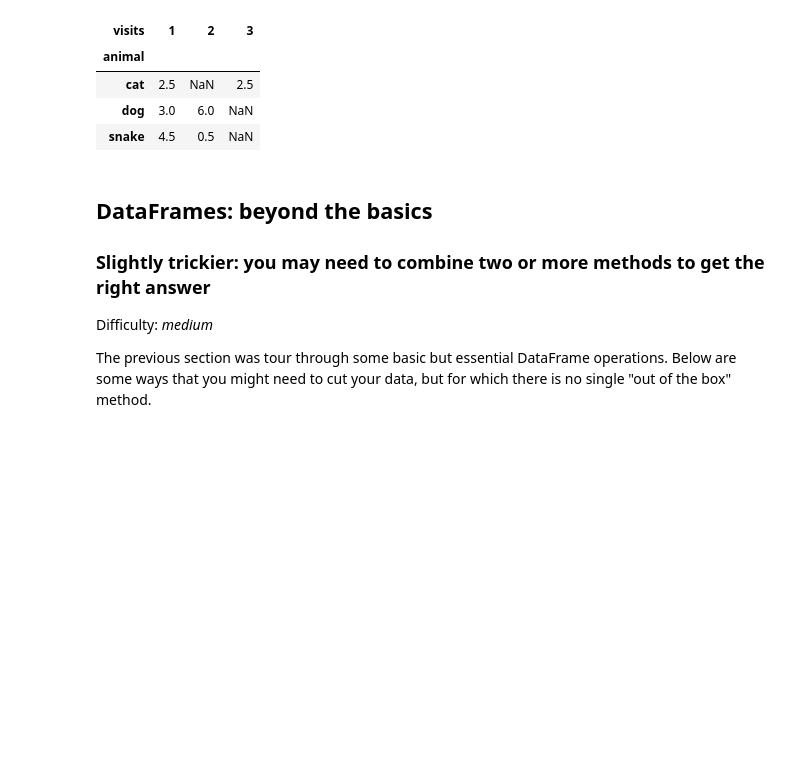
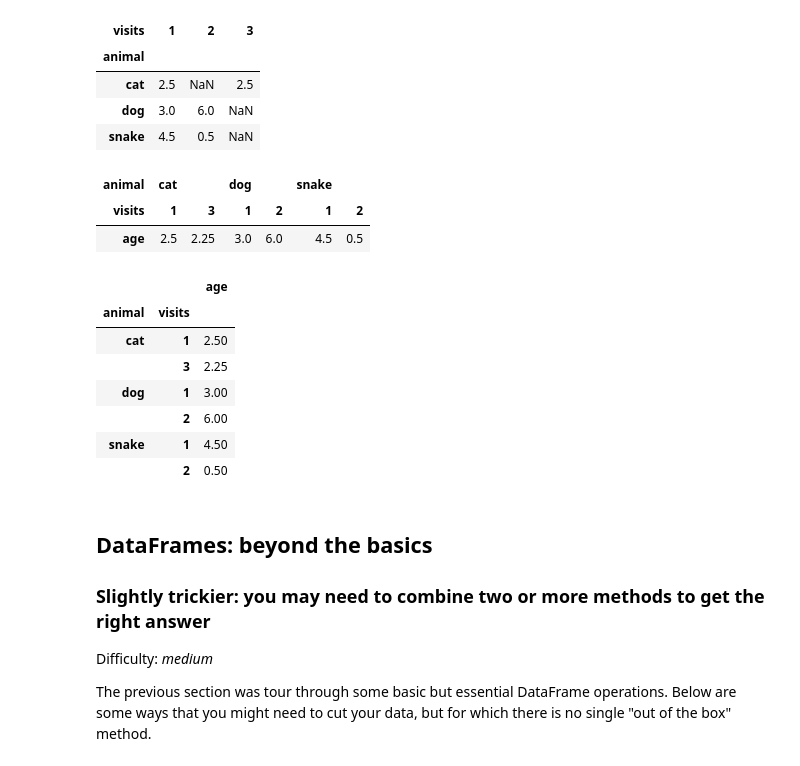
Before and after one commit to Pravallikavyas/Pandas, a Jupyter notebook: Copy_of_pandas_tasks.ipynb, the cells around one changed output. Saved outputs shown, nothing was run; the diff lists cells and outputs as text; code cells hidden in the pictures; blank space fills up the shorter version.

```diff
--- a/Copy_of_pandas_tasks.ipynb
+++ b/Copy_of_pandas_tasks.ipynb
@@ -299,6 +325,23 @@ df.pivot_table(index='animal', columns='visits', values='age', aggfunc='mean')
 | cat | 2.5 | NaN | 2.5 |
 | dog | 3.0 | 6.0 | NaN |
 | snake | 4.5 | 0.5 | NaN |
+# %%
+df.pivot_table(columns=['animal','visits'],values='age',aggfunc='mean')
+# %% [output]
+| animal | cat |  | dog |  | snake |  |
+| visits | 1 | 3 | 1 | 2 | 1 | 2 |
+| age | 2.5 | 2.25 | 3.0 | 6.0 | 4.5 | 0.5 |
+# %%
+df.pivot_table(index=['animal','visits'],values='age',aggfunc='mean')
+# %% [output]
+|  |  | age |
+| animal | visits |  |
+| cat | 1 | 2.50 |
+|  | 3 | 2.25 |
+| dog | 1 | 3.00 |
+|  | 2 | 6.00 |
+| snake | 1 | 4.50 |
+|  | 2 | 0.50 |
 # %% [markdown]
 ## DataFrames: beyond the basics
 
```
Also changed, not shown: parts of 9 cells of this notebook.
